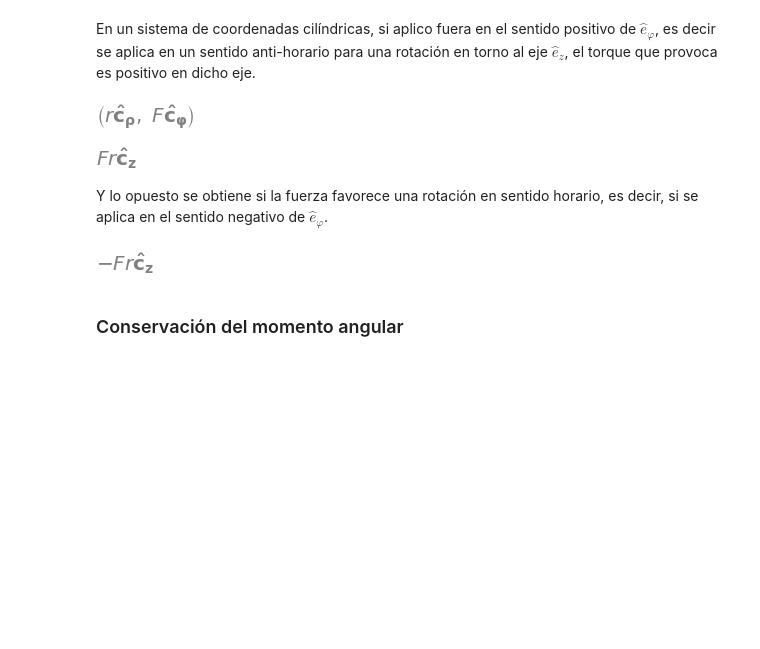
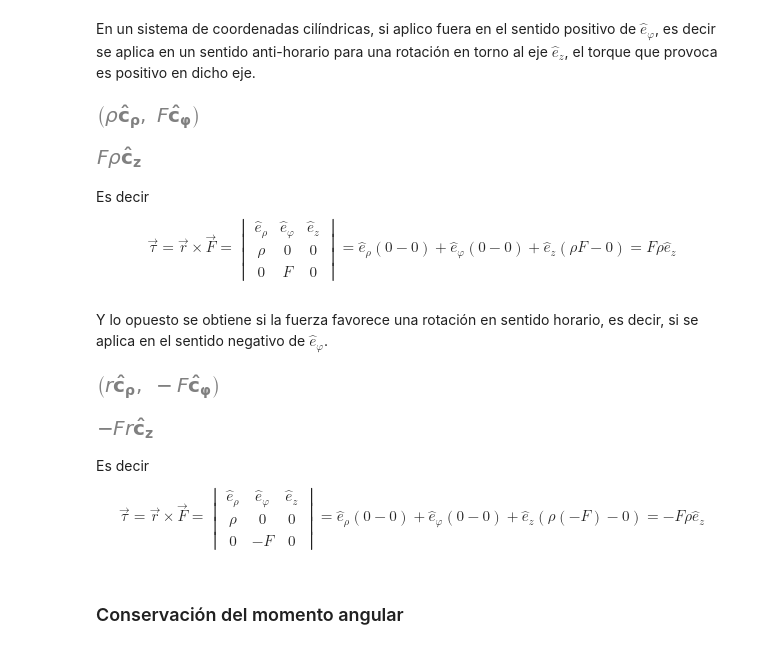
Before and after one commit to unlam/MecanicaAnaliticaComputacional, a Jupyter notebook: 08TensorInercia/momentoAngularTorque.ipynb, the cells around one changed output. Saved outputs shown, nothing was run; the diff lists cells and outputs as text; code cells hidden in the pictures; blank space fills up the shorter version.

Commit message:
08TensorInercia/momentoAngularTorque_6

```diff
--- a/08TensorInercia/momentoAngularTorque.ipynb
+++ b/08TensorInercia/momentoAngularTorque.ipynb
@@ -215,26 +215,55 @@ En un sistema de coordenadas cilíndricas, si aplico fuera en el sentido positiv
 # %%
 cyl = sm.physics.vector.ReferenceFrame('c', indices=(r"\rho", r"\varphi", "z"))
 # %%
+ro = sm.symbols('rho') # coordenada radial
 fuerza = F* cyl.y # fuerza en coordenadas cilíndricas
-punto_aplicación = r* cyl.x
+punto_aplicación = ro* cyl.x
 
 punto_aplicación, fuerza
 # %% [output]
-[figure, old version]
+[figure, new version]
 # %%
 torque = punto_aplicación.cross(fuerza) # momento de fuerza
 torque
 # %% [output]
 [figure]
+# %% [markdown]
+Es decir
+$$
+\vec{\tau} =
+\vec{r} \times \vec{F} =
+\begin{vmatrix}
+\hat{e}_\rho & \hat{e}_\varphi & \hat{e}_z \\
+\rho & 0 & 0 \\
+0 & F & 0
+\end{vmatrix}
+= \hat{e}_\rho (0 - 0) + \hat{e}_\varphi (0 - 0) + \hat{e}_z (\rho F - 0) =  F \rho \hat{e}_z
+$$
 # %% [markdown]
 Y lo opuesto se obtiene si la fuerza favorece una rotación en sentido horario, es decir, si se aplica en el sentido negativo de $\hat{e}_\varphi$.
 # %%
 fuerza = - F* cyl.y # fuerza en coordenadas cilíndricas
-punto_aplicación = r* cyl.x
-torque = punto_aplicación.cross(fuerza) # momento de fuerza
-torque
+punto_aplicación = ro* cyl.x
+punto_aplicación, fuerza
 # %% [output]
-[figure, old version]
+[figure, new version]
+# %%
+torque = punto_aplicación.cross(fuerza) # momento de fuerza
+torque
+# %% [output]
+[figure, added]
+# %% [markdown]
+Es decir
+$$
+\vec{\tau} =
+\vec{r} \times \vec{F} =
+\begin{vmatrix}
+\hat{e}_\rho & \hat{e}_\varphi & \hat{e}_z \\
+\rho & 0 & 0 \\
+0 & -F & 0
+\end{vmatrix}
+= \hat{e}_\rho (0 - 0) + \hat{e}_\varphi (0 - 0) + \hat{e}_z (\rho (-F)  - 0) =  - F \rho \hat{e}_z
+$$
 # %% [markdown]
 ### Conservación del momento angular
 # %% [markdown]
```
